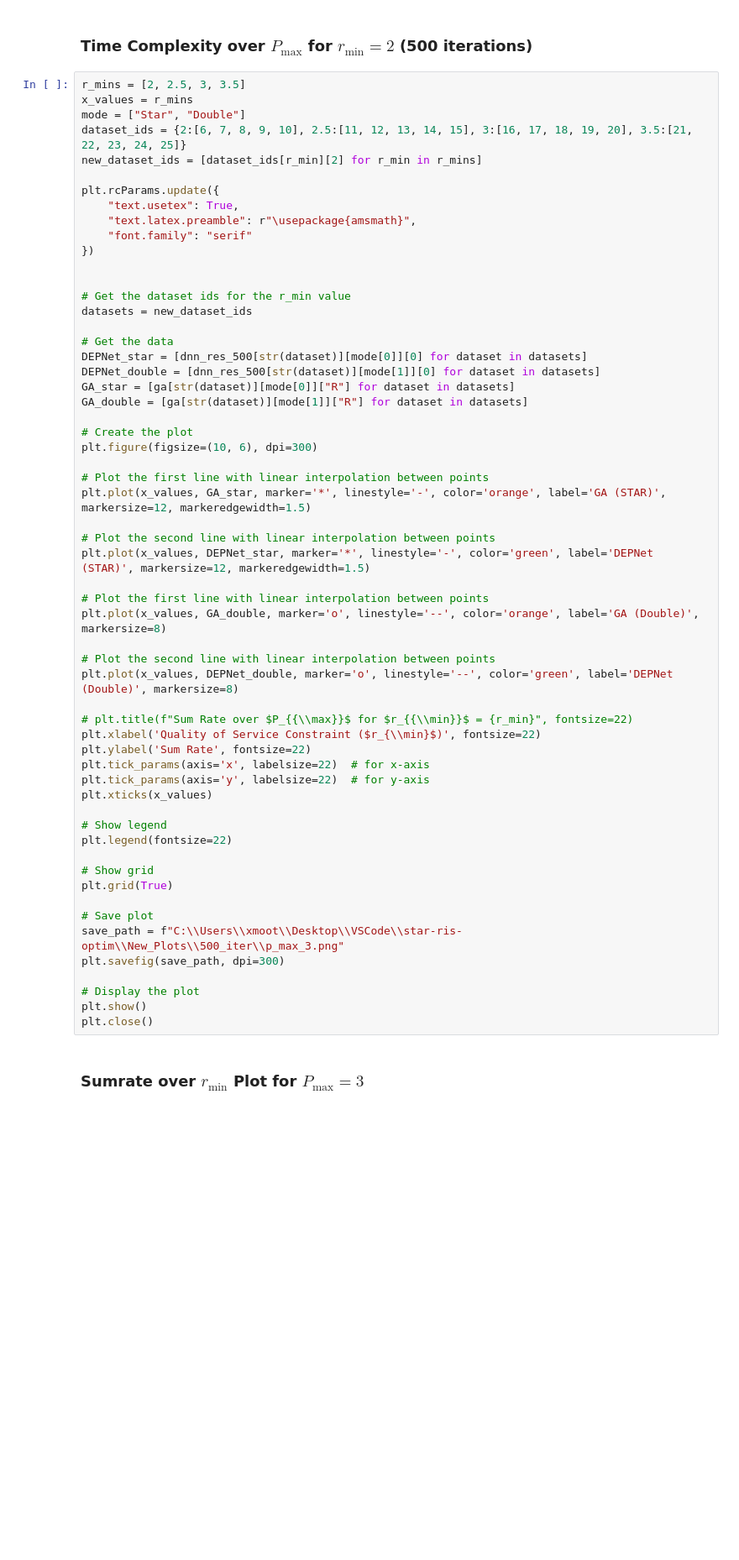
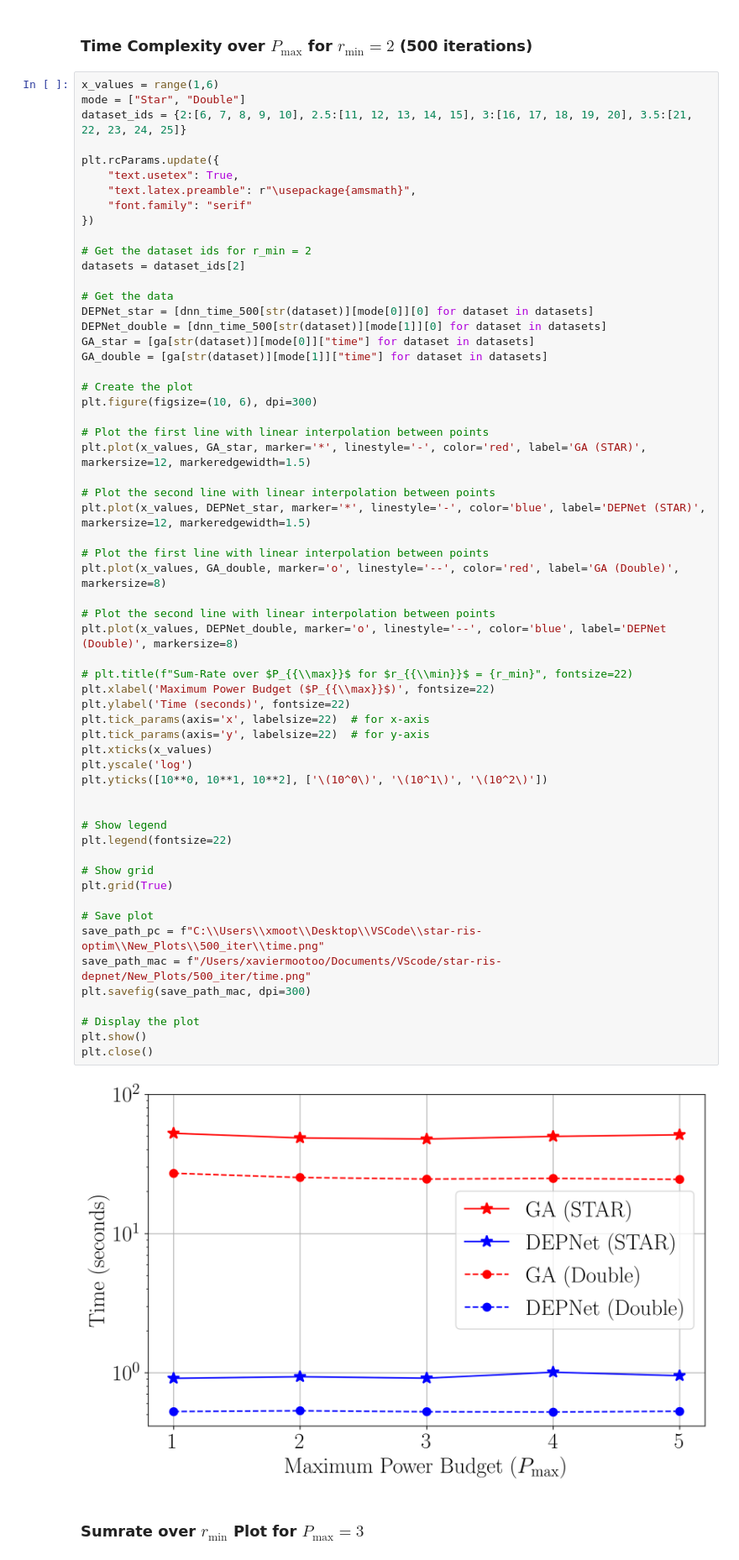
Before and after one commit to xmootoo/star-ris-depnet, a Jupyter notebook: plotting.ipynb, the cells around one changed output. Shown at 84% size. Cells and saved outputs as stored; diff of their text form; blank space fills up the shorter version.

```diff
--- a/plotting.ipynb
+++ b/plotting.ipynb
@@ -67,11 +160,9 @@ dict_keys(['Star', 'Double'])
 # %% [markdown]
 ### Time Complexity over $P_{\text{max}}$ for $r_{\text{min}}=2$ (500 iterations)
 # %%
-r_mins = [2, 2.5, 3, 3.5]
-x_values = r_mins
+x_values = range(1,6)
 mode = ["Star", "Double"]
 dataset_ids = {2:[6, 7, 8, 9, 10], 2.5:[11, 12, 13, 14, 15], 3:[16, 17, 18, 19, 20], 3.5:[21, 22, 23, 24, 25]}
-new_dataset_ids = [dataset_ids[r_min][2] for r_min in r_mins]
 
 plt.rcParams.update({
     "text.usetex": True,
@@ -79,51 +170,56 @@ plt.rcParams.update({
     "font.family": "serif"
 })
 
-
-# Get the dataset ids for the r_min value
-datasets = new_dataset_ids
+# Get the dataset ids for r_min = 2
+datasets = dataset_ids[2]
 
 # Get the data
-DEPNet_star = [dnn_res_500[str(dataset)][mode[0]][0] for dataset in datasets]
-DEPNet_double = [dnn_res_500[str(dataset)][mode[1]][0] for dataset in datasets]
-GA_star = [ga[str(dataset)][mode[0]]["R"] for dataset in datasets]
-GA_double = [ga[str(dataset)][mode[1]]["R"] for dataset in datasets]
+DEPNet_star = [dnn_time_500[str(dataset)][mode[0]][0] for dataset in datasets]
+DEPNet_double = [dnn_time_500[str(dataset)][mode[1]][0] for dataset in datasets]
+GA_star = [ga[str(dataset)][mode[0]]["time"] for dataset in datasets]
+GA_double = [ga[str(dataset)][mode[1]]["time"] for dataset in datasets]
 
 # Create the plot
 plt.figure(figsize=(10, 6), dpi=300)
 
 # Plot the first line with linear interpolation between points
-plt.plot(x_values, GA_star, marker='*', linestyle='-', color='orange', label='GA (STAR)', markersize=12, markeredgewidth=1.5)
+plt.plot(x_values, GA_star, marker='*', linestyle='-', color='red', label='GA (STAR)', markersize=12, markeredgewidth=1.5)
 
 # Plot the second line with linear interpolation between points
-plt.plot(x_values, DEPNet_star, marker='*', linestyle='-', color='green', label='DEPNet (STAR)', markersize=12, markeredgewidth=1.5)
+plt.plot(x_values, DEPNet_star, marker='*', linestyle='-', color='blue', label='DEPNet (STAR)', markersize=12, markeredgewidth=1.5)
 
 # Plot the first line with linear interpolation between points
-plt.plot(x_values, GA_double, marker='o', linestyle='--', color='orange', label='GA (Double)', markersize=8)
+plt.plot(x_values, GA_double, marker='o', linestyle='--', color='red', label='GA (Double)', markersize=8)
 
 # Plot the second line with linear interpolation between points
-plt.plot(x_values, DEPNet_double, marker='o', linestyle='--', color='green', label='DEPNet (Double)', markersize=8)
+plt.plot(x_values, DEPNet_double, marker='o', linestyle='--', color='blue', label='DEPNet (Double)', markersize=8)
 
-# plt.title(f"Sum Rate over $P_{{\\max}}$ for $r_{{\\min}}$ = {r_min}", fontsize=22)
-plt.xlabel('Quality of Service Constraint ($r_{\\min}$)', fontsize=22)
-plt.ylabel('Sum Rate', fontsize=22)
+# plt.title(f"Sum-Rate over $P_{{\\max}}$ for $r_{{\\min}}$ = {r_min}", fontsize=22)
+plt.xlabel('Maximum Power Budget ($P_{{\\max}}$)', fontsize=22)
+plt.ylabel('Time (seconds)', fontsize=22)
 plt.tick_params(axis='x', labelsize=22)  # for x-axis
 plt.tick_params(axis='y', labelsize=22)  # for y-axis
 plt.xticks(x_values)
+plt.yscale('log')
+plt.yticks([10**0, 10**1, 10**2], ['\(10^0\)', '\(10^1\)', '\(10^2\)'])
+
 
 # Show legend
 plt.legend(fontsize=22)
 
 # Show grid
 plt.grid(True)
 
 # Save plot
-save_path = f"C:\\Users\\xmoot\\Desktop\\VSCode\\star-ris-optim\\New_Plots\\500_iter\\p_max_3.png"
-plt.savefig(save_path, dpi=300)
+save_path_pc = f"C:\\Users\\xmoot\\Desktop\\VSCode\\star-ris-optim\\New_Plots\\500_iter\\time.png"
+save_path_mac = f"/Users/xaviermootoo/Documents/VScode/star-ris-depnet/New_Plots/500_iter/time.png"
+plt.savefig(save_path_mac, dpi=300)
 
 # Display the plot
 plt.show()
 plt.close()
+# %% [output]
+[figure, added]
 # %% [markdown]
 ### Sumrate over $r_{\text{min}}$ Plot for $P_{\text{max}}=3$
 # %%
```
Also changed, not shown: parts of 10 cells of this notebook, 11 other files.
